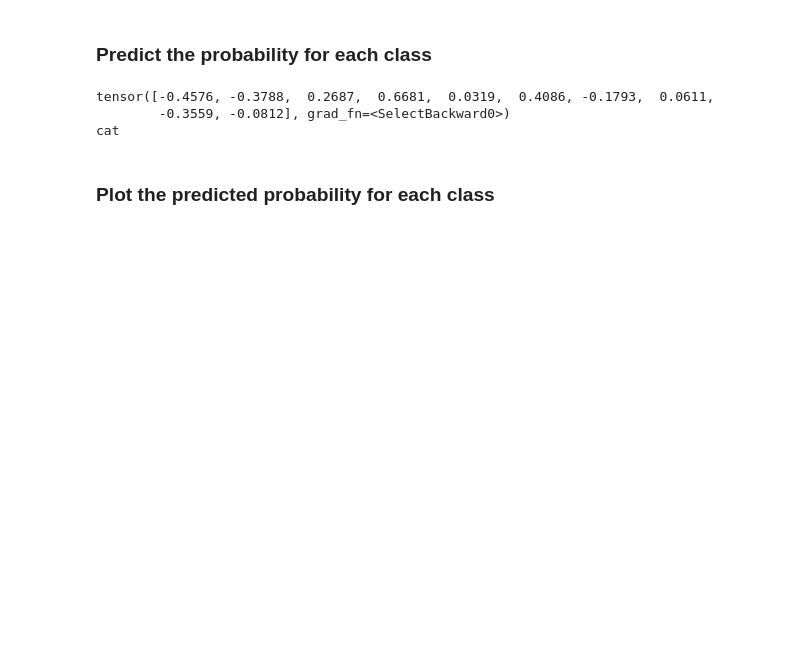
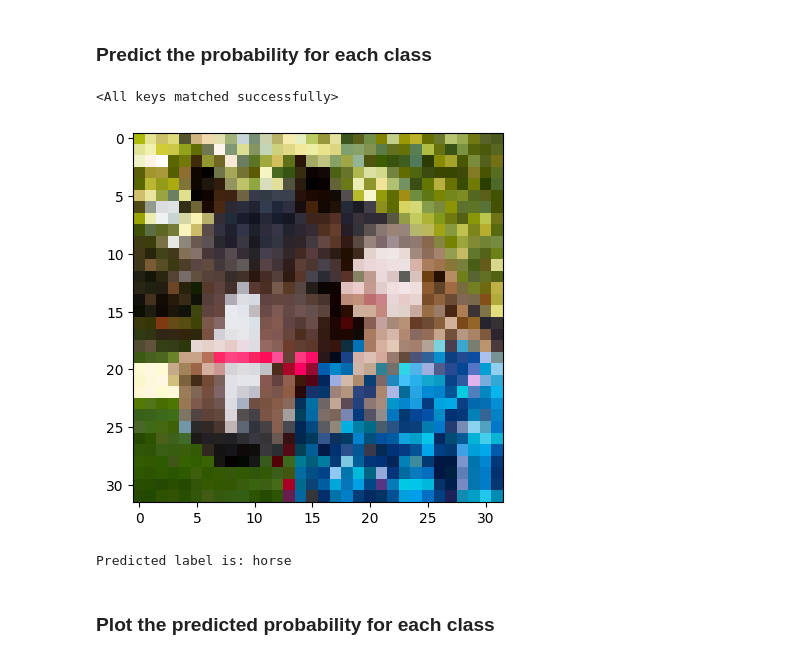
Before and after one commit to xingjianleng/CIFAR-10-Metaset, a Jupyter notebook: ResNet/Detection.ipynb, the cells around one changed output. Drawn from its saved outputs; the diff is of its cells as text; code cells hidden in the pictures; blank space fills up the shorter version.

```diff
--- a/ResNet/Detection.ipynb
+++ b/ResNet/Detection.ipynb
@@ -51,20 +64,8 @@ automobile
 # %% [markdown]
 ### Predict the probability for each class
-# %%
-import torch
-from model import ResNetCifar
-
-
-# transform the image data and load the model
-transformed_img = img.unsqueeze(0)
-model = ResNetCifar(depth=110)
-model.load_state_dict(torch.load("../model/resnet110.pt"))
-
-# in this test case, we only have a single image
-prob = model(transformed_img)[0]
-print(prob)
-print(classes[torch.argmax(prob)])
-# %% [output]
-tensor([-0.4576, -0.3788,  0.2687,  0.6681,  0.0319,  0.4086, -0.1793,  0.0611,
-        -0.3559, -0.0812], grad_fn=<SelectBackward0>)
-cat
+# %%
+# load the model
+model = ResNetCifar(depth=110).to(device)
+model.load_state_dict(torch.load("../model/resnet110-120.pt"))
+# %% [output]
+<All keys matched successfully>
@@ -71,3 +92,11 @@ cat
+# %%
+img = process_single("../test_data/distraction/horse_human.jpg")
+plt.imshow(img)
+plt.show()
+prob = predict_single(model=model, img=transform(img), device=device)
+# %% [output]
+[figure, added]
+Predicted label is: horse
 # %% [markdown]
 ### Plot the predicted probability for each class
 # %%
```
Also changed, not shown: parts of 12 cells of this notebook, 2 other files.
